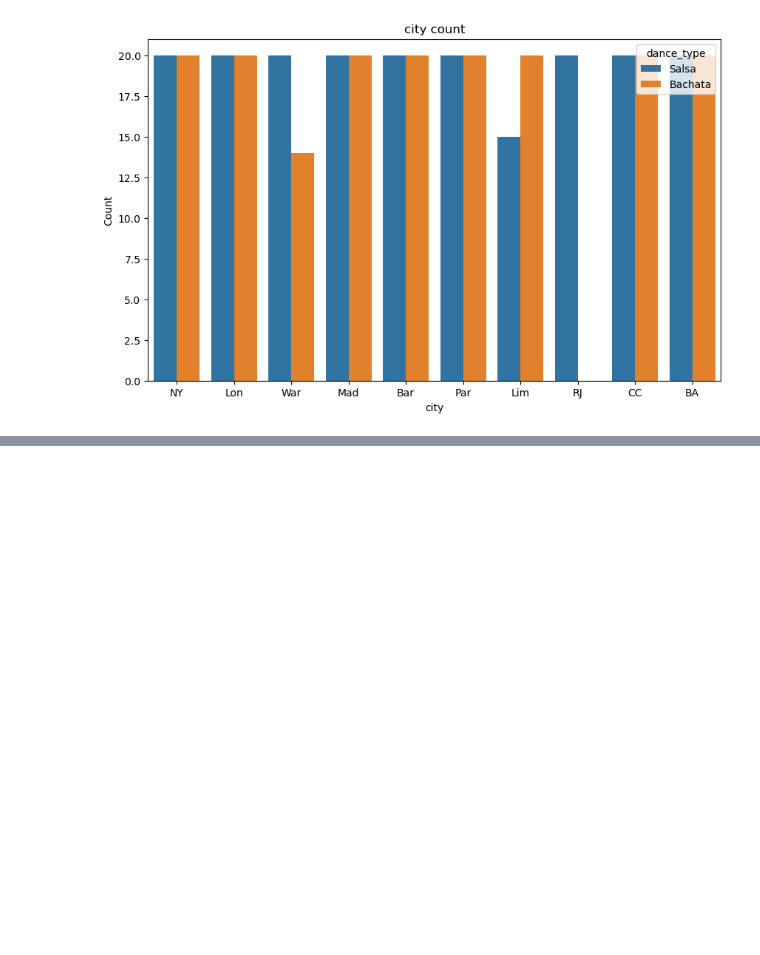
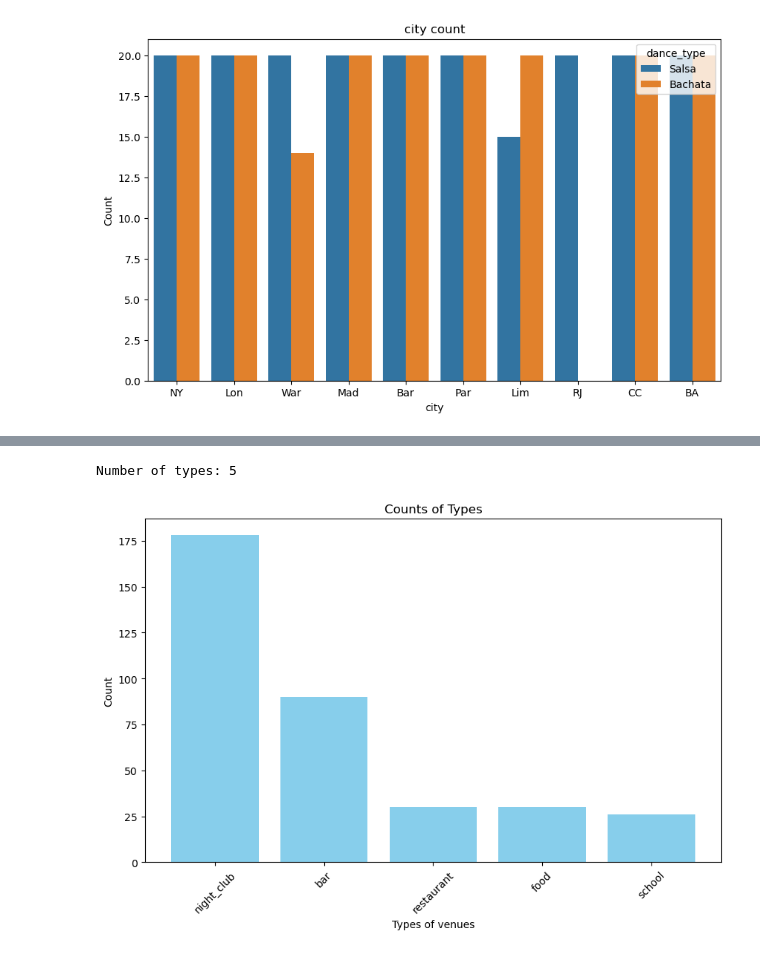
Before and after one commit to harryedesmond/DanceMad, a Jupyter notebook: dancemad_data_pipeline/process_data/process_google.ipynb, the cells around one changed output, grey strips where cells are left out. Cells and saved outputs as stored; diff of their text form; code cells hidden in the pictures; blank space fills up the shorter version.

```diff
--- a/dancemad_data_pipeline/process_data/process_google.ipynb
+++ b/dancemad_data_pipeline/process_data/process_google.ipynb
@@ -89,0 +139,22 @@ bar('city', normal = False)
+# %%
+# Remove the two most common types, and remove the 6 least common types
+# print(sorted_counts, sorted_categories)
+
+# create list of types to remove
+del_types_list = ('establishment', 'point_of_interest', 'store', 'movie_theater', 'tourist_attraction', 'lodging', 'travel_agency', 'museum')
+
+# remove from each list in the types column
+df['types'] = df['types'].apply(lambda x: [item for item in x if item not in del_types_list])
+
+# create new flattened list of lists from types column
+new_types_list = flattened_type_list()
+
+# create new unique type list
+unique_types = [item for item in unique_types if item not in del_types_list]
+print(f"Number of types: {len(unique_types)}")
+
+# Plot new histogram
+type_histo_plot(types_list, unique_types)
+# %% [output]
+Number of types: 5
+[figure, added]
```
Also changed, not shown: parts of 4 cells of this notebook.
